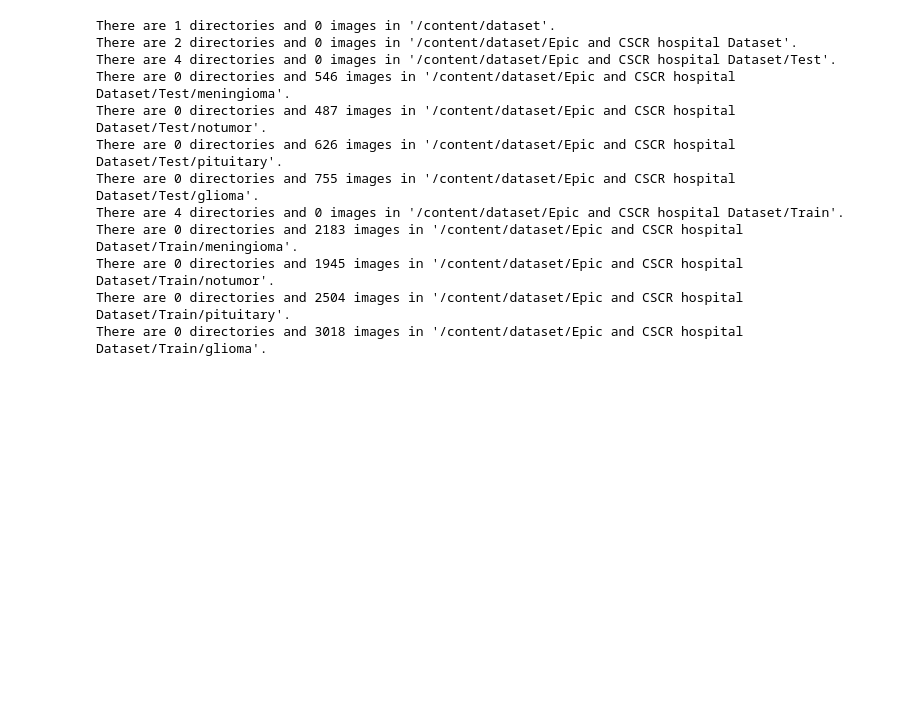
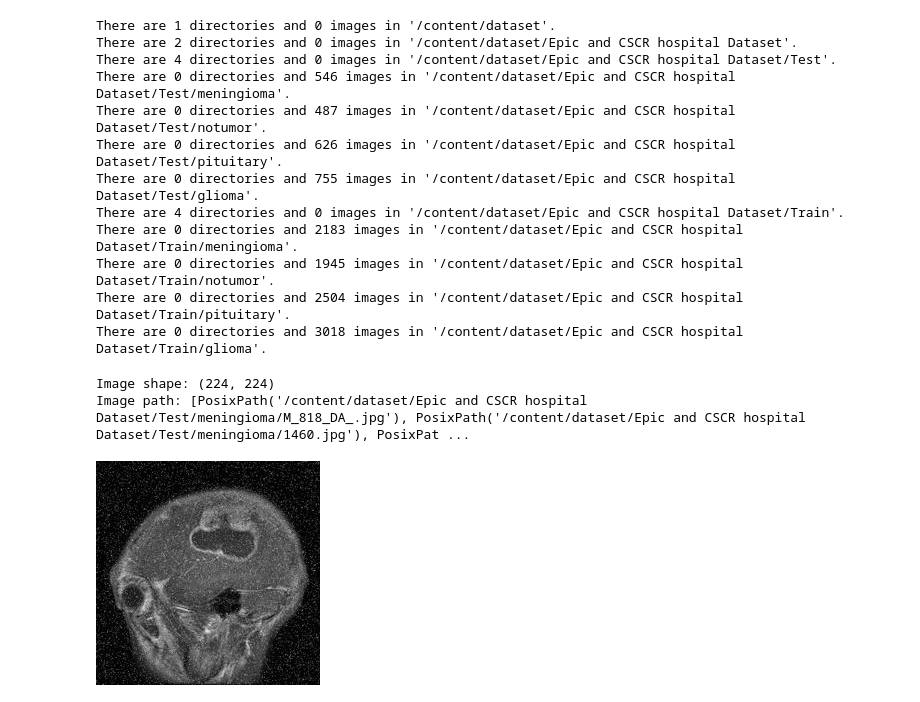
Before and after one commit to ryanlin3124/Pytorch-exercises, a Jupyter notebook: imaging_exercises/imaging_classification/BrainTumorClassification.ipynb, the cells around one changed output. Drawn from its saved outputs; the diff is of its cells as text; code cells hidden in the pictures; blank space fills up the shorter version.

```diff
--- a/imaging_exercises/imaging_classification/BrainTumorClassification.ipynb
+++ b/imaging_exercises/imaging_classification/BrainTumorClassification.ipynb
@@ -76,3 +74,23 @@ There are 0 directories and 2183 images in '/content/dataset/Epic and CSCR hospi
 There are 0 directories and 1945 images in '/content/dataset/Epic and CSCR hospital Dataset/Train/notumor'.
 There are 0 directories and 2504 images in '/content/dataset/Epic and CSCR hospital Dataset/Train/pituitary'.
 There are 0 directories and 3018 images in '/content/dataset/Epic and CSCR hospital Dataset/Train/glioma'.
+# %%
+# Let's visualize some data, pull up some random photo
+import random
+from PIL import Image
+
+SEED = 42
+
+random.seed(SEED)
+
+img_path_list = list(dataset.glob("*/*/*/*.jpg"))
+img_path = random.choice(img_path_list)
+
+img = Image.open(img_path)
+print(f"Image shape: {img.size}")
+print(f"Image path: {img_path_list}")
+img
+# %% [output]
+Image shape: (224, 224)
+Image path: [PosixPath('/content/dataset/Epic and CSCR hospital Dataset/Test/meningioma/M_818_DA_.jpg'), PosixPath('/content/dataset/Epic and CSCR hospital Dataset/Test/meningioma/1460.jpg'), PosixPat ...
+[figure, added]
```
Also changed, not shown: parts of 1 cell of this notebook.
